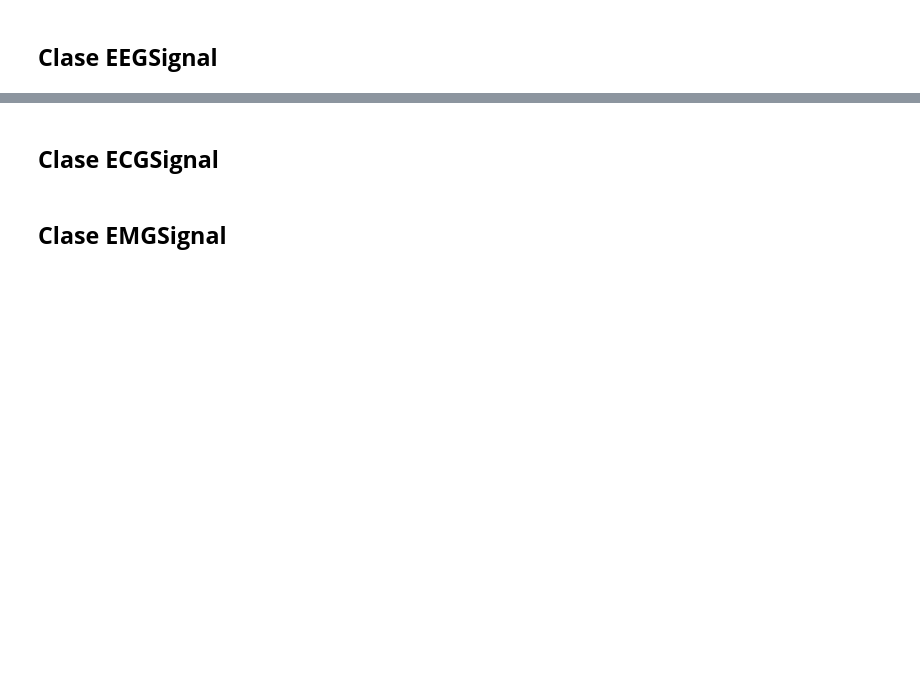
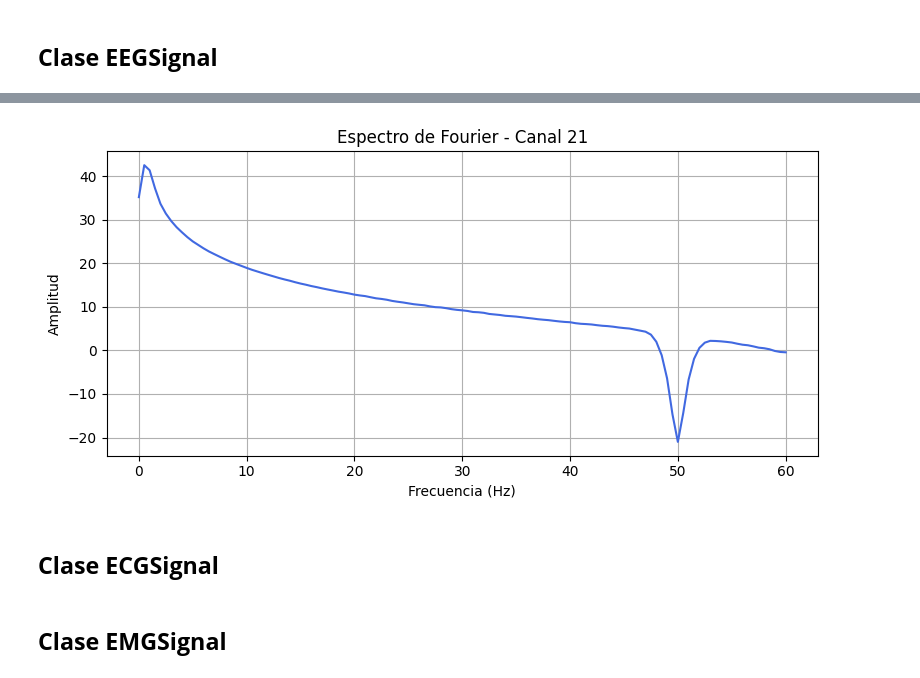
Before and after one commit to SrMichi19/TIF, a Jupyter notebook: 1. TIF/Pruebas Funcionales_TIF.ipynb, the cells around one changed output, grey strips where cells are left out. Drawn from its saved outputs; the diff is of its cells as text; code cells hidden in the pictures; blank space fills up the shorter version.

```diff
--- a/1. TIF/Pruebas Funcionales_TIF.ipynb
+++ b/1. TIF/Pruebas Funcionales_TIF.ipynb
@@ -717,8 +857,21 @@ filtrada.plot(picks=["2"])
 # %%
+with open("../2. Datos Prueba/eeg/eeg_vecinos.json", "r") as f:
+    vecinos = json.load(f)
+
+canales = range(1,63)
+nombre_canales = []
+for canal in canales:
+    nombre_canales.append(str(canal))
+
+tipos_canales = ["eeg"] * len(nombre_canales)
+sujeto = {"Nombre": "Juan Acosta",
+          "Edad": 26}
+
 # Generamos el objeto Info
+
 info_eeg = Info(experimenter= "Juan", subject_info=sujeto, ch_names=nombre_canales, ch_types=tipos_canales,
-                bads=None, description= "Prueba", fm= 512 )
+                bads=None, description= "Prueba", fm= 512, neighbors=vecinos )
 
-anotaciones_file = Anotaciones(file="../2. tests/eeg/eventos_ejemplo.csv")
+anotaciones_file = Anotaciones(file="../2. Datos Prueba/eeg/eventos_ejemplo.csv")
 
-eeg_data = np.load("../2. tests/eeg/eeg_signal.npy")
+eeg_data = np.load("../2. Datos Prueba/eeg/eeg_signal.npy")
@@ -733,0 +907,3 @@ ref.shape
+# %%
+ref_laplaciana = eeg.set_reference("laplaciano")
+ref_laplaciana[0]
@@ -738,5 +930,7 @@ ref_promedio.shape
 # %%
-frec, espectro = eeg.espectro_frecuencias(picks=["1","5"],plot=True, fmin=0, fmax=60)
+frec, espectro = eeg.espectro_frecuencias(picks=["21"],plot=True, fmin=0, fmax=60)
+# %% [output]
+[figure, added]
 # %%
 eeg_filtrada = eeg.filter(l_freq=0.1, h_freq=40)
 # %%
```
Also changed, not shown: parts of 73 cells of this notebook.
